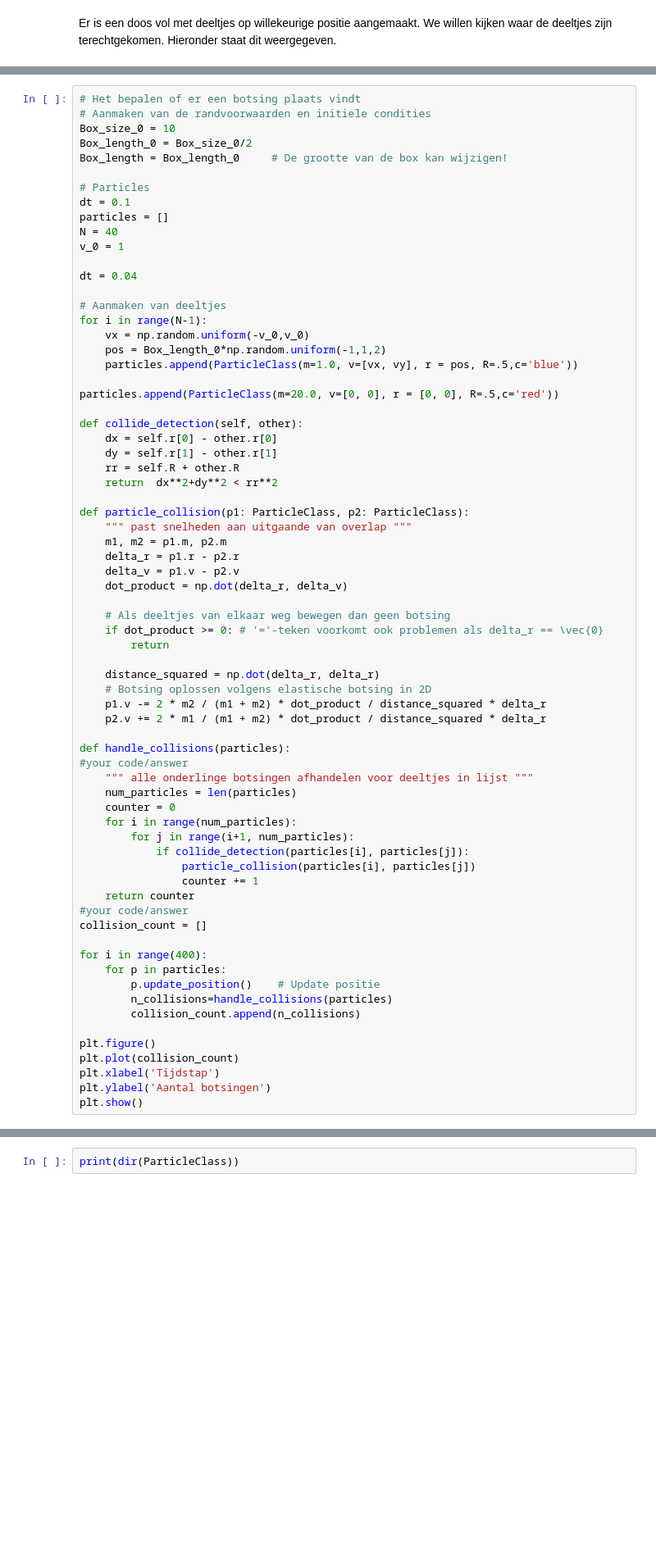
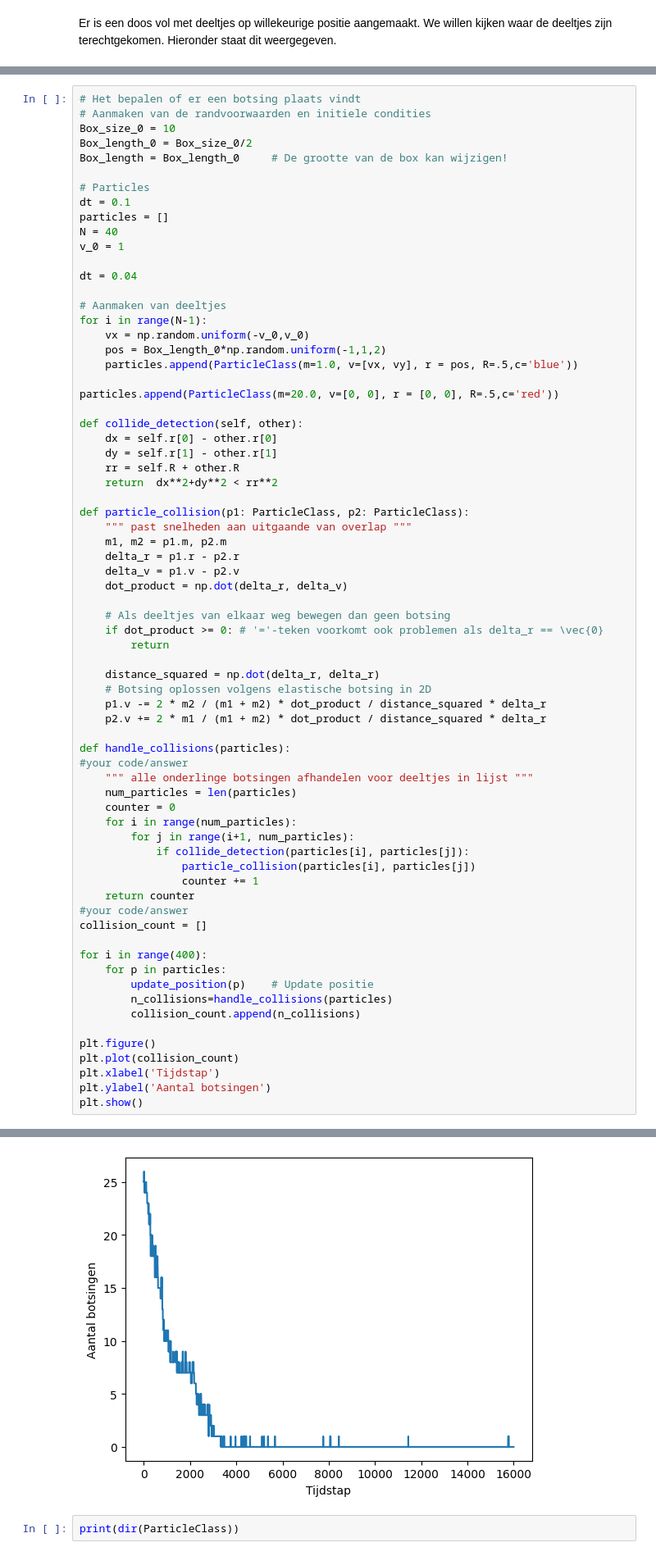
Before and after one commit to ErikvdBerkmortel/IP2-erik-en-xavi, a Jupyter notebook: Content/PySim/4_brownianmotion.ipynb, the cells around one changed output, grey strips where cells are left out. Shown at 82% size. Drawn from its saved outputs; the diff is of its cells as text; blank space fills up the shorter version.

```diff
--- a/Content/PySim/4_brownianmotion.ipynb
+++ b/Content/PySim/4_brownianmotion.ipynb
@@ -204,7 +204,7 @@ collision_count = []
 
 for i in range(400):
     for p in particles:
-        p.update_position()    # Update positie
+        update_position(p)    # Update positie
         n_collisions=handle_collisions(particles)
         collision_count.append(n_collisions)
 
@@ -218,3 +217,4 @@ AttributeError: 'ParticleClass' object has no attribute 'update_position'
+[figure, added]
 # %%
 print(dir(ParticleClass))
 # %% [output]
```
Also changed, not shown: parts of 6 cells of this notebook.
